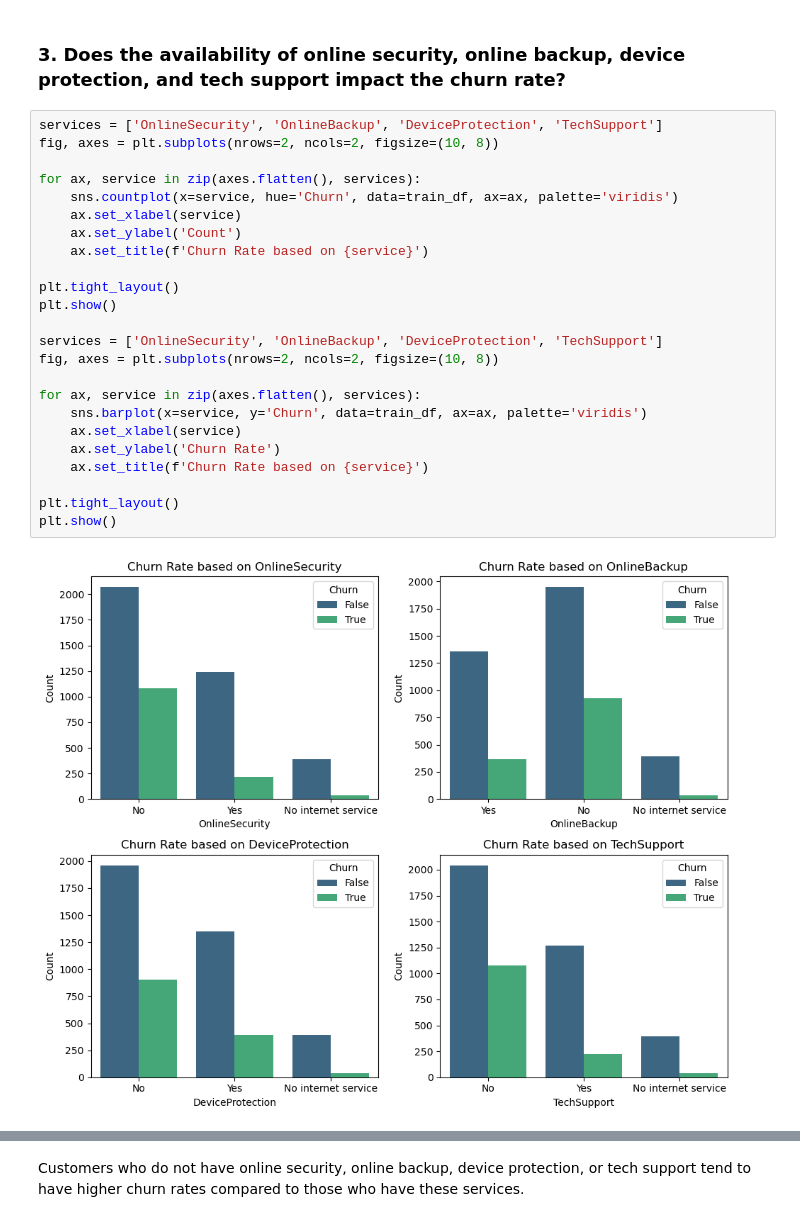
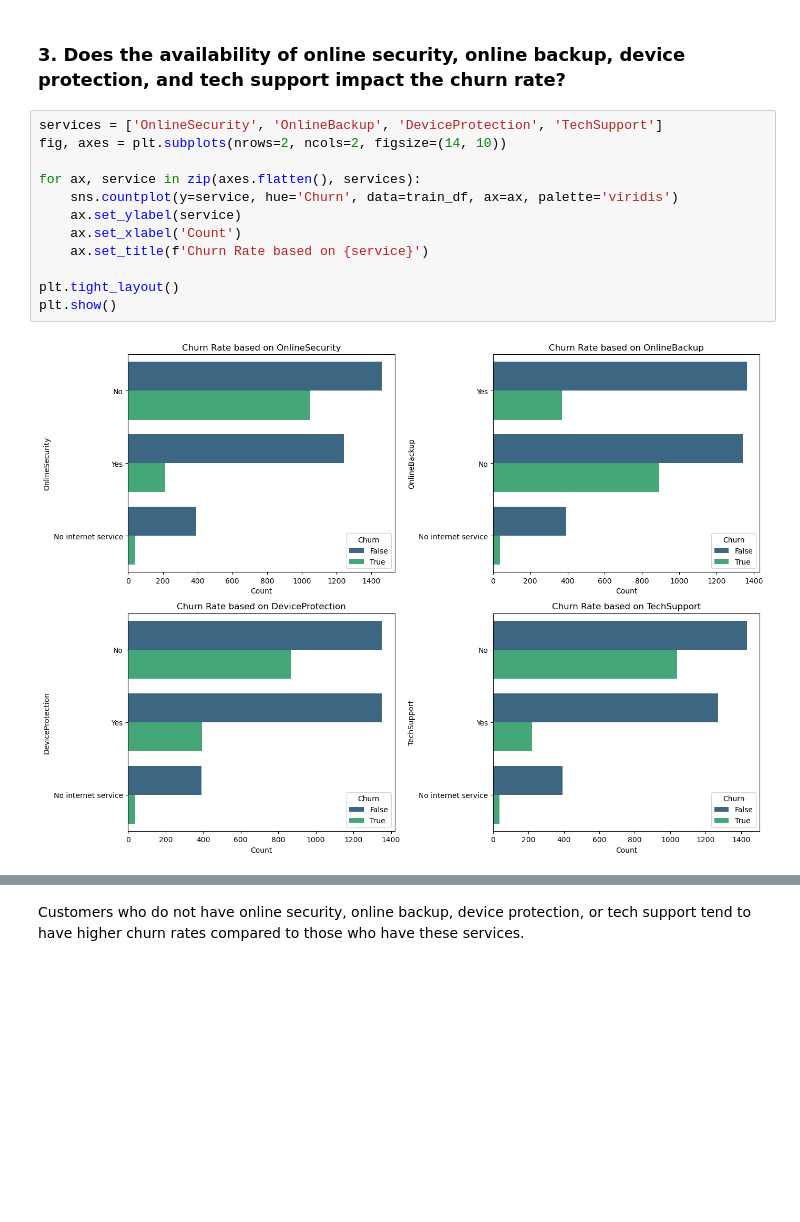
Before and after one commit to rasmodev/Customer-Churn-Prediction-Machine-Learning-Classification-Project, a Jupyter notebook: Classification_Telco_customer_churn.ipynb, the cells around one changed output, grey strips where cells are left out. Drawn from its saved outputs; the diff is of its cells as text; blank space fills up the shorter version.

```diff
--- a/Classification_Telco_customer_churn.ipynb
+++ b/Classification_Telco_customer_churn.ipynb
@@ -982,27 +934,15 @@ Among customers with internet service, those with fiber optic tend to have a hig
 ### 3. Does the availability of online security, online backup, device protection, and tech support impact the churn rate?
 # %%
 services = ['OnlineSecurity', 'OnlineBackup', 'DeviceProtection', 'TechSupport']
-fig, axes = plt.subplots(nrows=2, ncols=2, figsize=(10, 8))
+fig, axes = plt.subplots(nrows=2, ncols=2, figsize=(14, 10))
 
 for ax, service in zip(axes.flatten(), services):
-    sns.countplot(x=service, hue='Churn', data=train_df, ax=ax, palette='viridis')
-    ax.set_xlabel(service)
-    ax.set_ylabel('Count')
+    sns.countplot(y=service, hue='Churn', data=train_df, ax=ax, palette='viridis')
+    ax.set_ylabel(service)
+    ax.set_xlabel('Count')
     ax.set_title(f'Churn Rate based on {service}')
 
 plt.tight_layout()
 plt.show()
-
-services = ['OnlineSecurity', 'OnlineBackup', 'DeviceProtection', 'TechSupport']
-fig, axes = plt.subplots(nrows=2, ncols=2, figsize=(10, 8))
-
-for ax, service in zip(axes.flatten(), services):
-    sns.barplot(x=service, y='Churn', data=train_df, ax=ax, palette='viridis')
-    ax.set_xlabel(service)
-    ax.set_ylabel('Churn Rate')
-    ax.set_title(f'Churn Rate based on {service}')
-
-plt.tight_layout()
-plt.show()
 # %% [output]
-[figure, old version]
+[figure, new version]
```
Also changed, not shown: parts of 89 cells of this notebook.
